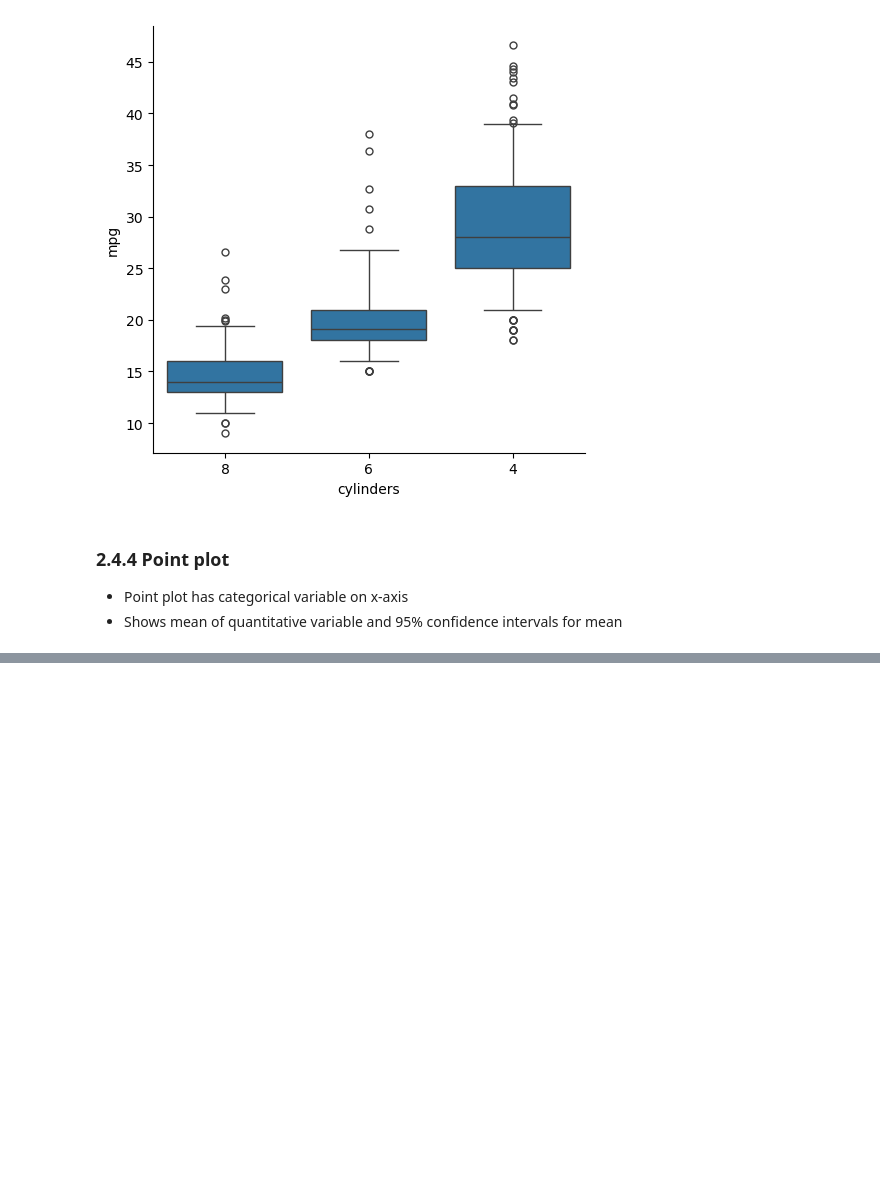
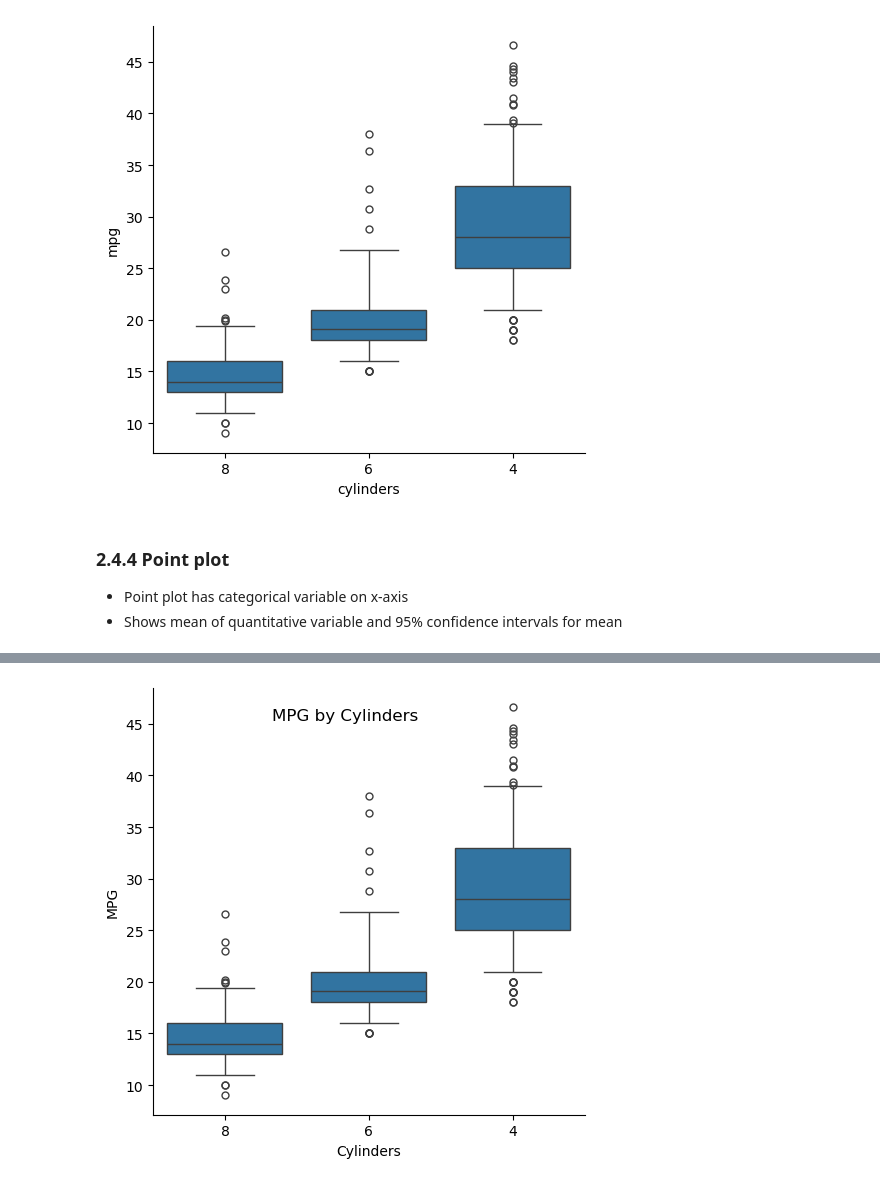
Before and after one commit to Timm26/Data_Science_Handbook, a Jupyter notebook: Preprocessing and EDA/Data_Visualisation_with_Matplotlib_and_Seaborn.ipynb, the cells around one changed output, grey strips where cells are left out. Cells and saved outputs as stored; diff of their text form; code cells hidden in the pictures; blank space fills up the shorter version.

```diff
--- a/Preprocessing and EDA/Data_Visualisation_with_Matplotlib_and_Seaborn.ipynb
+++ b/Preprocessing and EDA/Data_Visualisation_with_Matplotlib_and_Seaborn.ipynb
@@ -311,0 +319,9 @@ plt.show()
+# %%
+g = sns.catplot(x = 'cylinders', y = 'mpg', data = cars,
+            kind = 'box', order = [8,6,4], whis = [5,95])
+g.fig.suptitle("MPG by Cylinders", y = 0.93)
+g.set(xlabel="Cylinders")
+g.set(ylabel="MPG")
+plt.show()
+# %% [output]
+[figure, added]
```
Also changed, not shown: parts of 8 cells of this notebook.
